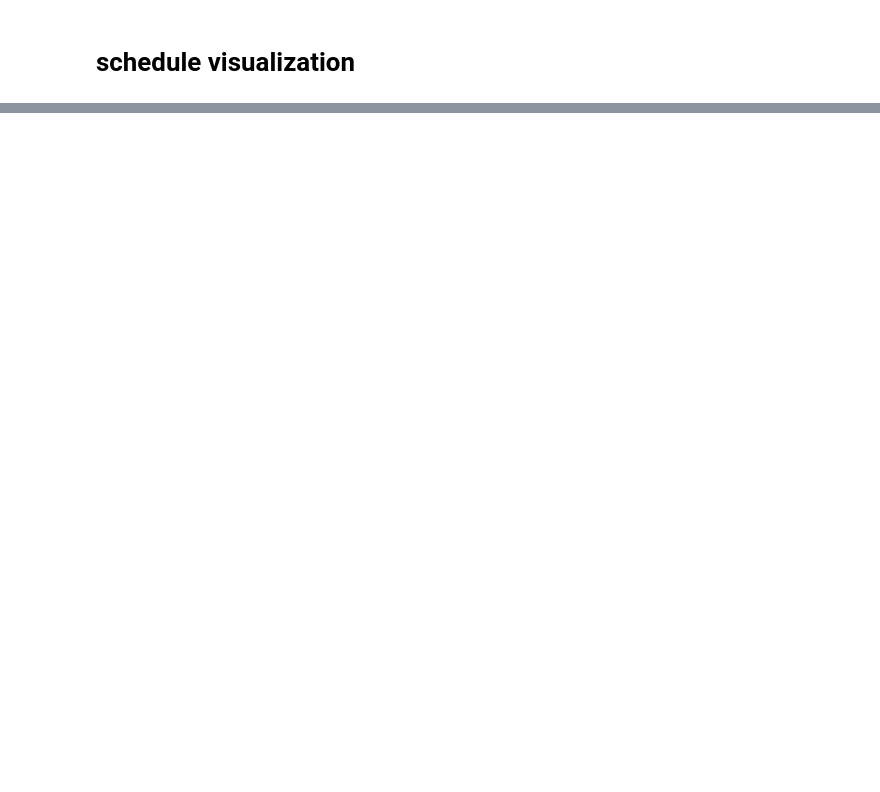
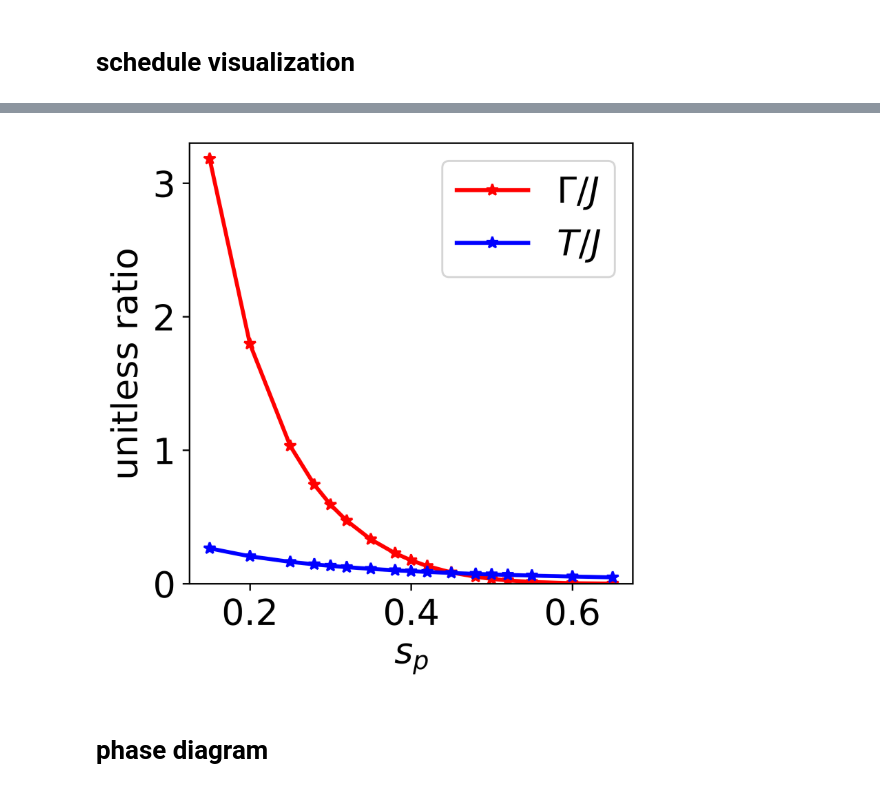
Before and after one commit to vdrouint/d-wave-other, a Jupyter notebook: kagome-tfim/figures_for_paper.ipynb, the cells around one changed output, grey strips where cells are left out. Cells and saved outputs as stored; diff of their text form; code cells hidden in the pictures; blank space fills up the shorter version.

```diff
--- a/kagome-tfim/figures_for_paper.ipynb
+++ b/kagome-tfim/figures_for_paper.ipynb
@@ -345,0 +344,47 @@ plt.show()
+# %%
+# plot
+plt.rcParams['figure.dpi'] = 600
+plt.rcParams.update({'font.size':18})
+plt.figure(figsize=(4,4))
+
+slist= np.round(sorted(list(np.arange(0.15,0.651,0.05)) + [0.275,0.325,0.375,0.425, 0.475, 0.525]),2)
+Jmax = 0.83
+
+#A^2/B
+def find_nearest(array, value):
+    array = np.asarray(array)
+    idx = (np.abs(array - value)).argmin()
+    return idx
+
+
+#finer s grid
+new_s = np.linspace(0,1,num = 100*len(first_s))
+new_A = np.interp(new_s, first_s, first_A)
+new_B = np.interp(new_s, first_s, first_B)
+new_c = np.interp(new_s, first_s, first_c)
+
+yarr_1 = []
+yarr_2 = []
+boltzman = 1.380649 *10**(-23)
+planck = 6.626070 *10**(-34)
+temp = 13 * 10**(-3)
+for i in range(len(slist)):
+    index = find_nearest(new_s, slist[i])
+    yarr_1.append(new_A[index] / new_B[index] / Jmax)
+    yarr_2.append(boltzman*temp /planck / new_B[index] / 10**9 / Jmax)
+
+
+plt.plot(slist, yarr_1, '*-', c = 'red', label=r'$\Gamma/J$', linewidth = 2)
+plt.plot(slist, yarr_2, '*-', c = 'blue', label=r'$T/J$', linewidth =2)
+
+plt.ylabel('unitless ratio')
+plt.xlabel(r'$s_p$')
+plt.ylim([0,3.3])
+
+plt.legend()
+
+plt.show()
+# %% [output]
+[figure, added]
+# %% [markdown]
+# phase diagram
```
Also changed, not shown: parts of 12 cells of this notebook, 6 other files.
